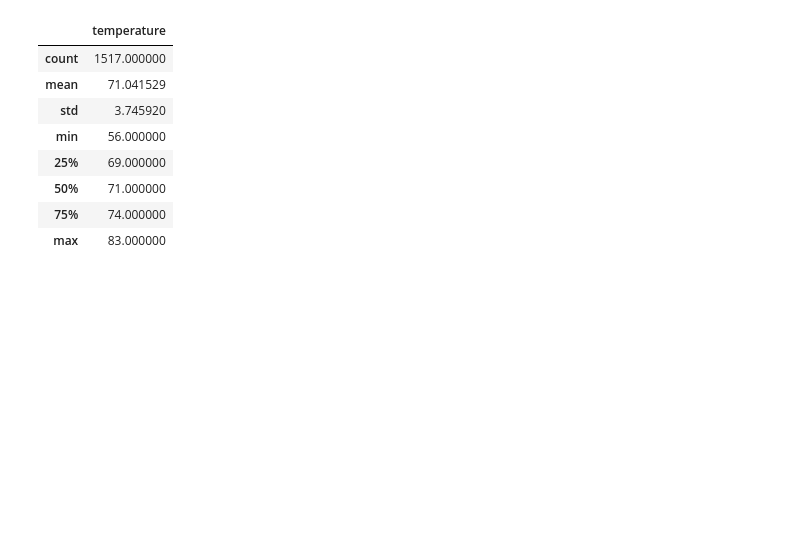
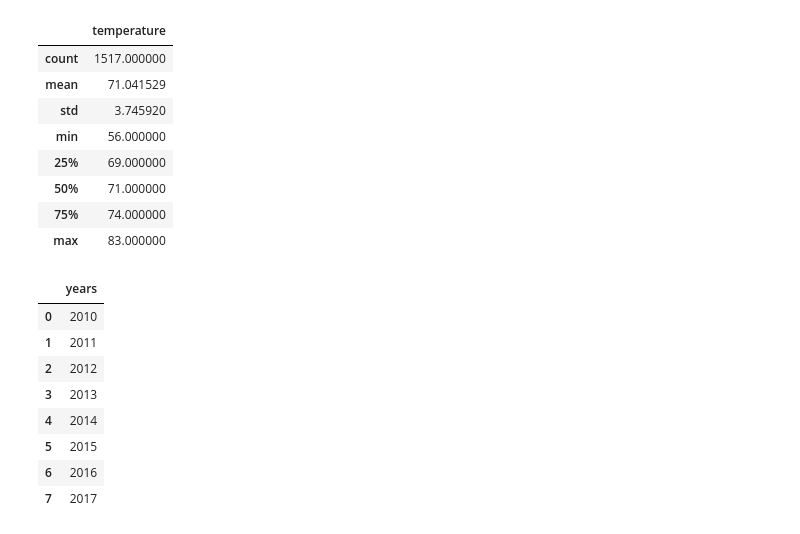
Before and after one commit to AugieNY/Challenge9_Surf-sUp, a Jupyter notebook: SurfsUp_Challenge.ipynb, the cells around one changed output. Cells and saved outputs as stored; diff of their text form; code cells hidden in the pictures; blank space fills up the shorter version.

```diff
--- a/SurfsUp_Challenge.ipynb
+++ b/SurfsUp_Challenge.ipynb
@@ -104,3 +104,18 @@ dec_temp_df.describe()
 | max | 83.000000 |
 # %%
 # 10. Return to your challenge instructions to compare your summary statistics
+# %%
+#Years in the database
+years = session.query(extract('year',Measurement.date)).group_by(extract('year',Measurement.date)).all()
+years_df = pd.DataFrame(years,columns=['years'])
+years_df.head(20)
+# %% [output]
+|  | years |
+| 0 | 2010 |
+| 1 | 2011 |
+| 2 | 2012 |
+| 3 | 2013 |
+| 4 | 2014 |
+| 5 | 2015 |
+| 6 | 2016 |
+| 7 | 2017 |
```
Also changed, not shown: parts of 2 cells of this notebook.
